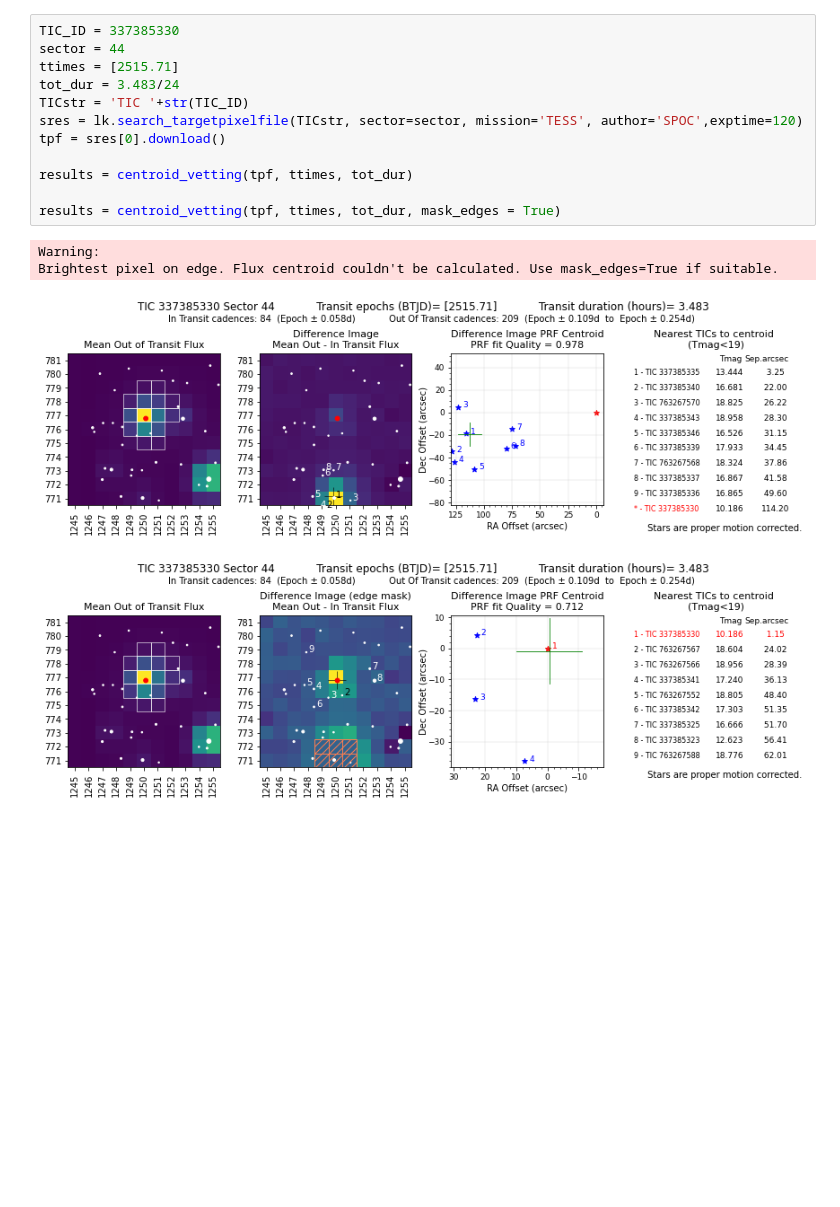
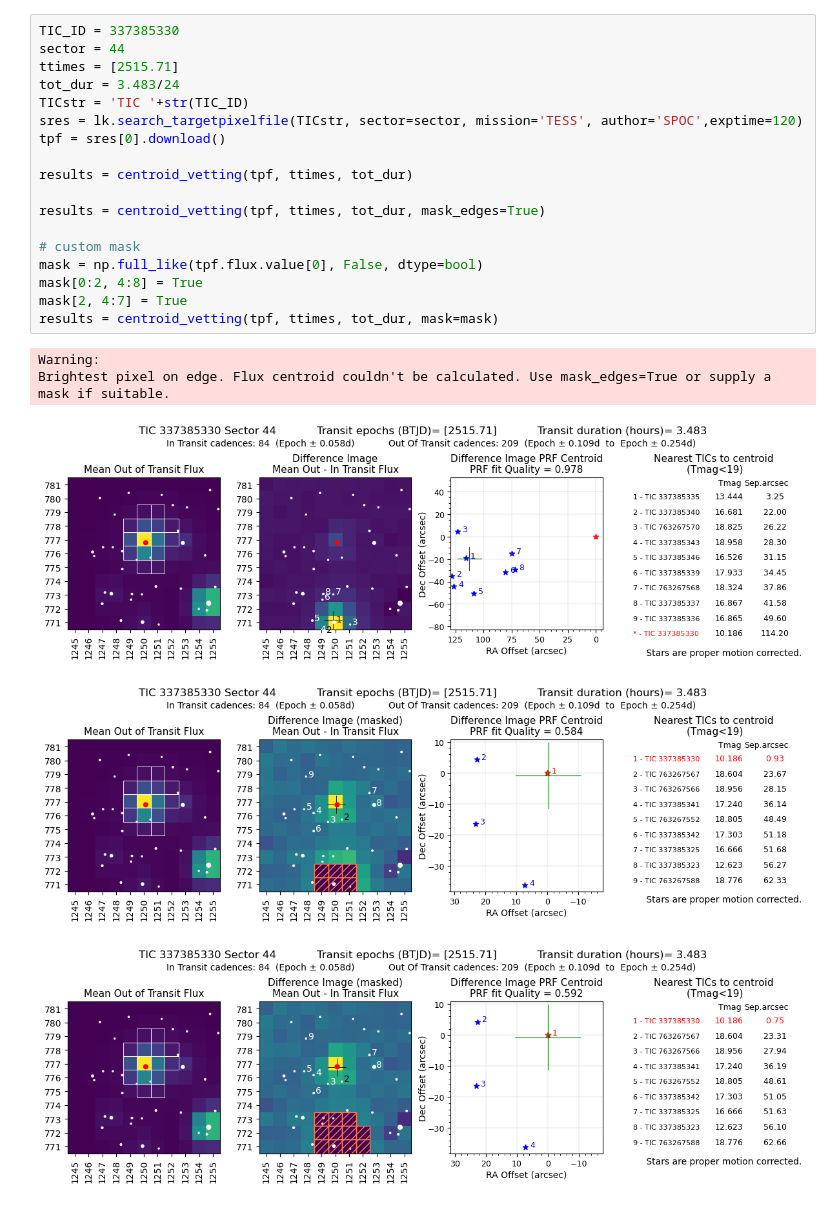
Before and after one commit to exo-pt/TESS-Centroid_vetting, a Jupyter notebook: examples/Example_Mask_Edges.ipynb, the cells around one changed output. Drawn from its saved outputs; the diff is of its cells as text; blank space fills up the shorter version.

```diff
--- a/examples/Example_Mask_Edges.ipynb
+++ b/examples/Example_Mask_Edges.ipynb
@@ -17,20 +18,27 @@ from tesscentroidvetting import centroid_vetting
 # %%
 TIC_ID = 337385330
 sector = 44
 ttimes = [2515.71]
 tot_dur = 3.483/24
 TICstr = 'TIC '+str(TIC_ID)
 sres = lk.search_targetpixelfile(TICstr, sector=sector, mission='TESS', author='SPOC',exptime=120)
 tpf = sres[0].download()
 
 results = centroid_vetting(tpf, ttimes, tot_dur)
 
-results = centroid_vetting(tpf, ttimes, tot_dur, mask_edges = True)
+results = centroid_vetting(tpf, ttimes, tot_dur, mask_edges=True)
+
+# custom mask
+mask = np.full_like(tpf.flux.value[0], False, dtype=bool)
+mask[0:2, 4:8] = True
+mask[2, 4:7] = True
+results = centroid_vetting(tpf, ttimes, tot_dur, mask=mask)
 # %% [output]
 Warning:
-Brightest pixel on edge. Flux centroid couldn't be calculated. Use mask_edges=True if suitable.
+Brightest pixel on edge. Flux centroid couldn't be calculated. Use mask_edges=True or supply a mask if suitable.
-[figure, old version]
+[figure, new version]
-[figure, old version]
+[figure, new version]
+[figure, added]
 # %%
 TIC_ID = 95234976
 sector = 71
```
Also changed, not shown: parts of 3 cells of this notebook, 1 other file.
